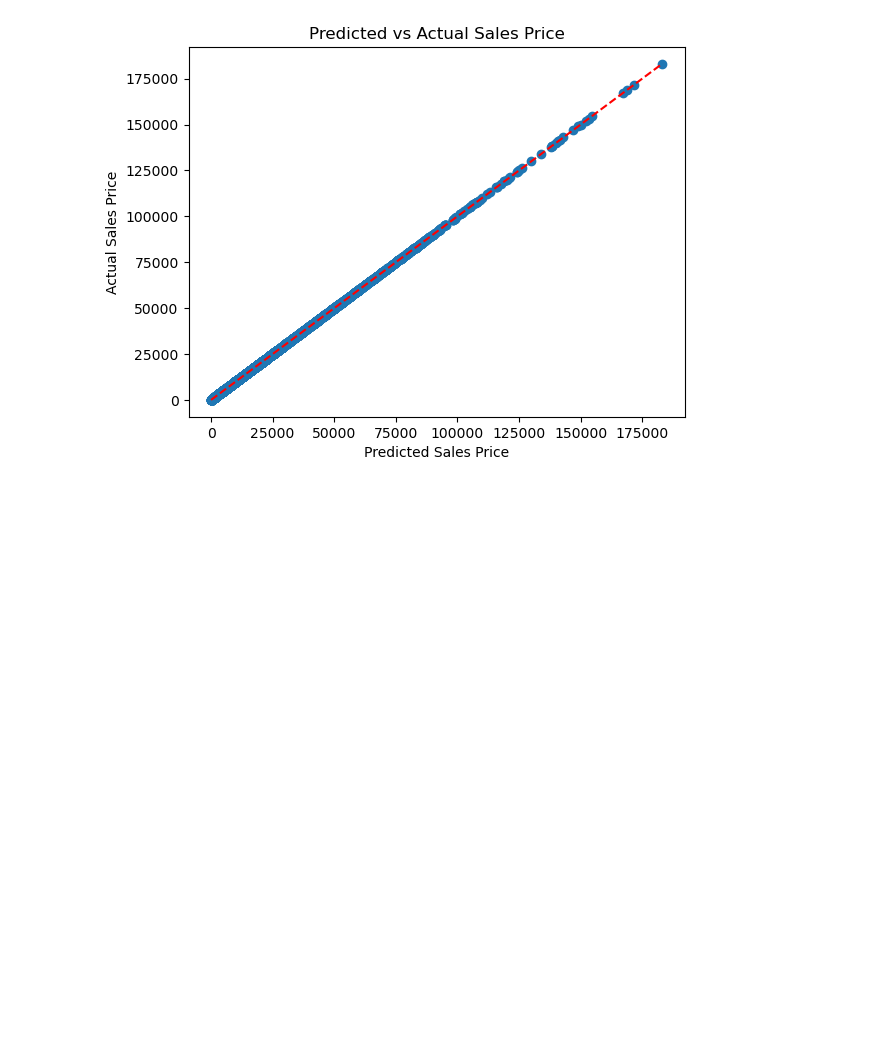
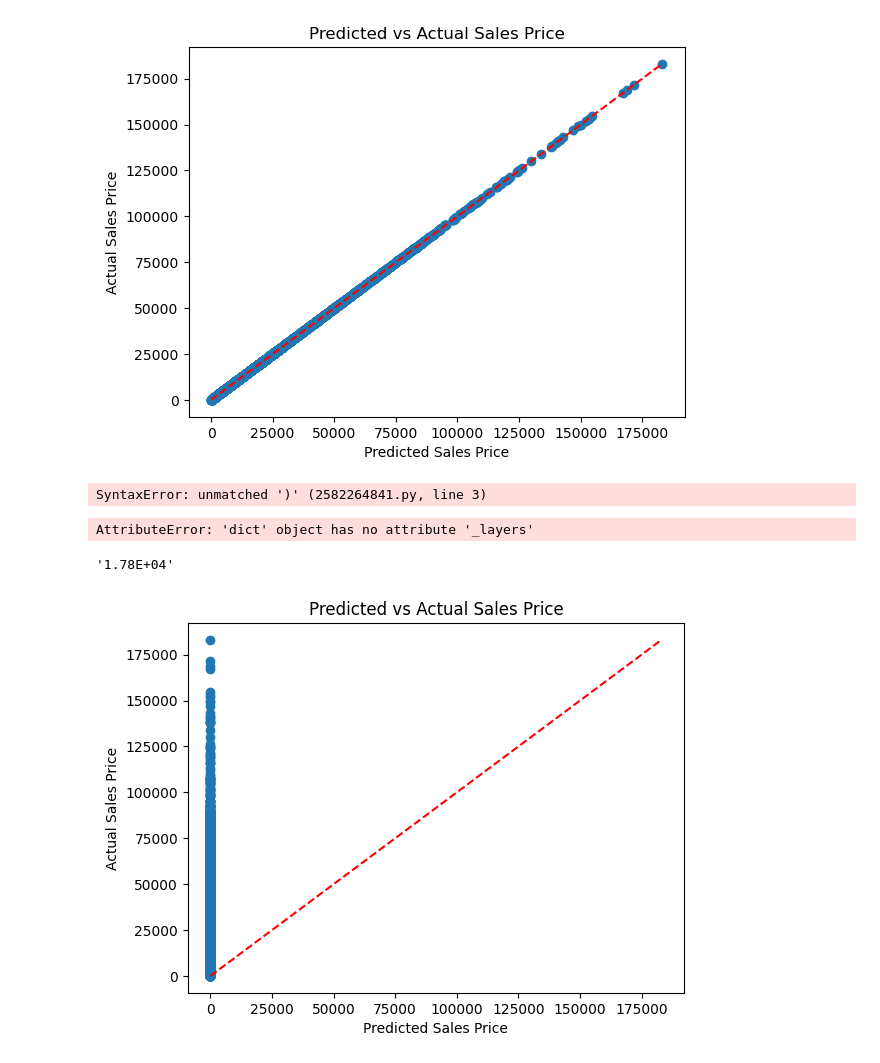
Before and after one commit to ThomasBenzshawel/NEAT_ChessAI, a Jupyter notebook: Cars_baseline.ipynb, the cells around one changed output. Cells and saved outputs as stored; diff of their text form; code cells hidden in the pictures; blank space fills up the shorter version.

```diff
--- a/Cars_baseline.ipynb
+++ b/Cars_baseline.ipynb
@@ -74,0 +79,45 @@ plt.show()
+# %%
+#import organism
+organism_model = NEATOrganism.load("model_best_cars_gen_1267.pkl")
+# %%
+import pickle
+print(organism_model)
+with open("test.pkl", 'rb') as file:
+    state = pickle.load(file)
+# %% [output]
+SyntaxError: unmatched ')' (2582264841.py, line 3)
+# %%
+organism_model._layers
+# %% [output]
+AttributeError: 'dict' object has no attribute '_layers'
+# %%
+#since the model was trained with scaled data, we need to scale the test data
+scaler = StandardScaler()
+onehot_cols = []
+numerical_cols = []
+for col in X_test.columns:
+    if X_test[col].nunique() > 10:
+        numerical_cols.append(col)
+    else:
+        onehot_cols.append(col)
+
+
+
+X_test[numerical_cols] = scaler.fit_transform(X_test[numerical_cols])
+
+X_test = np.array(pd.concat([X_test[numerical_cols], X_test[onehot_cols]], axis=1))
+# %%
+#organism test
+organism_test_pred = organism_model.predict(X_test)
+"%.2E" % mean_squared_error(y_test, organism_test_pred, squared=False)
+# %% [output]
+'1.78E+04'
+# %%
+plt.scatter(organism_test_pred, y_test)
+plt.plot([0,y_test.max()], [0, y_test.max()], '--', c='r')
+plt.xlabel("Predicted Sales Price")
+plt.ylabel("Actual Sales Price")
+plt.title("Predicted vs Actual Sales Price")
+plt.show()
+# %% [output]
+[figure, added]
```
Also changed, not shown: parts of 1 cell of this notebook, 10 other files.
